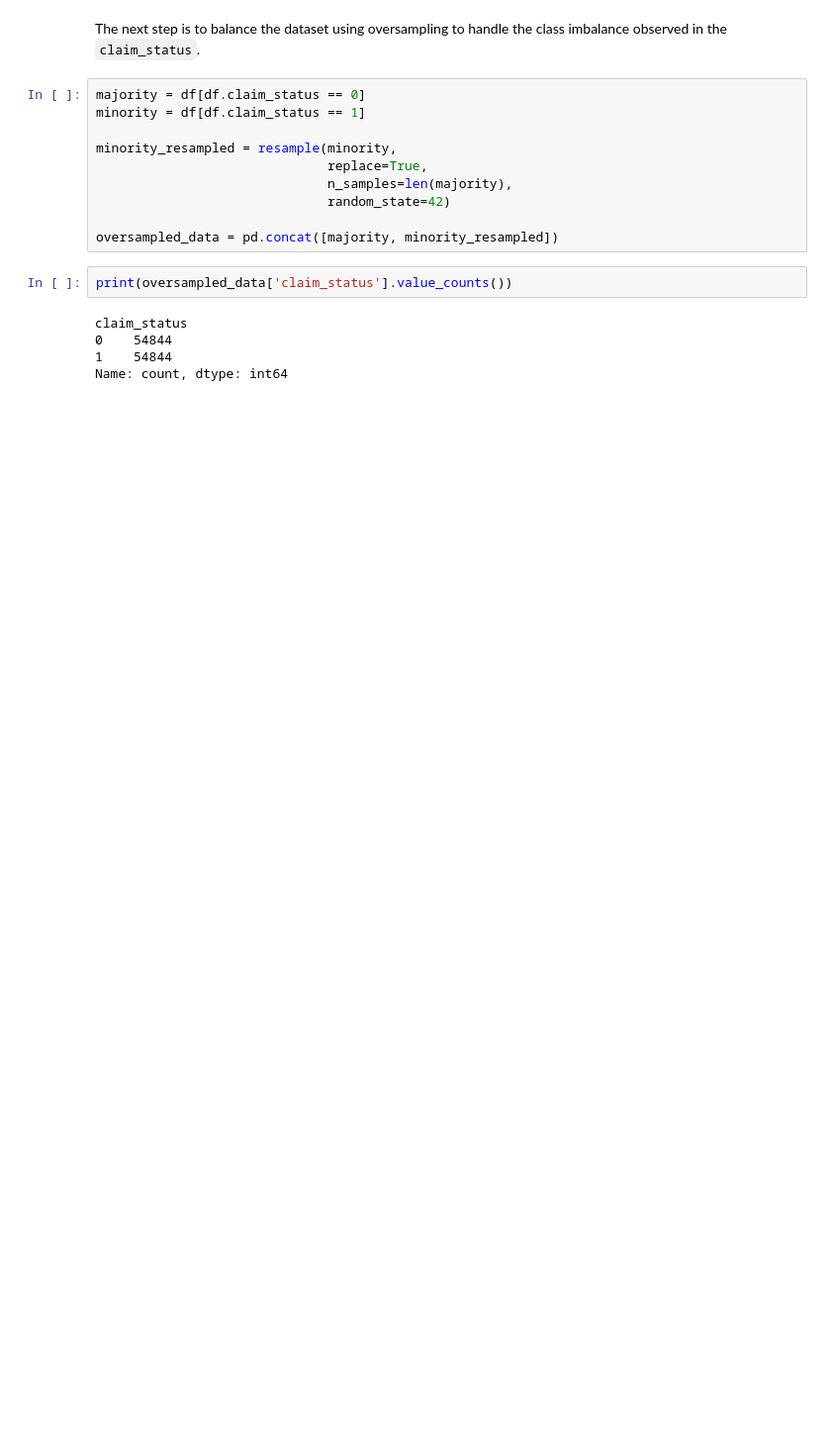
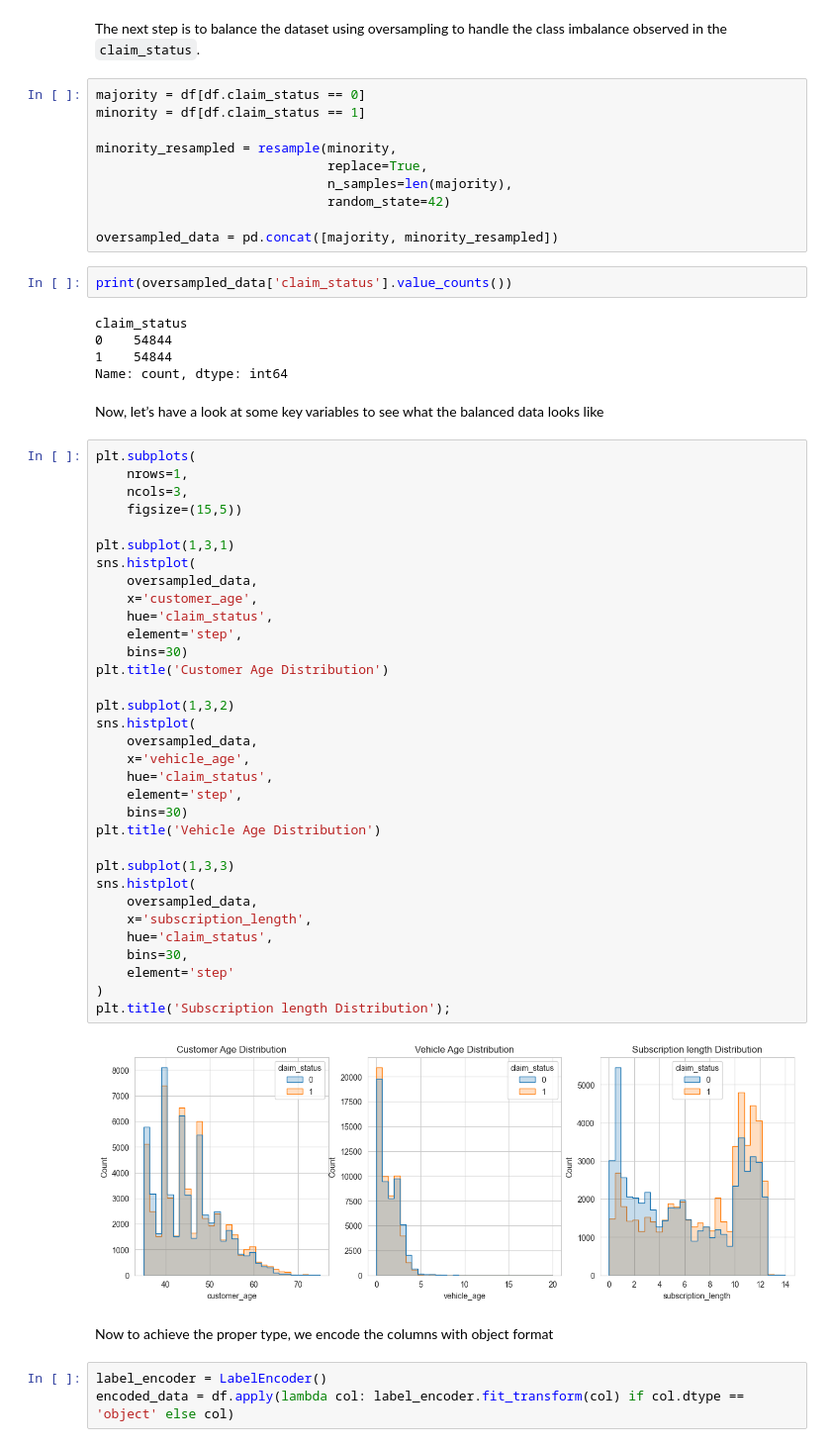
Before and after one commit to MohammadHosseinDalghi/Predicting-the-probability-of-insurance-losses, a Jupyter notebook: Main.ipynb, the cells around one changed output. Shown at 99% size. Drawn from its saved outputs; the diff is of its cells as text; blank space fills up the shorter version.

Commit message:
Add encoding non-digit columns

```diff
--- a/Main.ipynb
+++ b/Main.ipynb
@@ -184,3 +186,45 @@ claim_status
 0    54844
 1    54844
 Name: count, dtype: int64
+# %% [markdown]
+Now, let’s have a look at some key variables to see what the balanced data looks like
+# %%
+plt.subplots(
+    nrows=1,
+    ncols=3,
+    figsize=(15,5))
+
+plt.subplot(1,3,1)
+sns.histplot(
+    oversampled_data,
+    x='customer_age',
+    hue='claim_status',
+    element='step',
+    bins=30)
+plt.title('Customer Age Distribution')
+
+plt.subplot(1,3,2)
+sns.histplot(
+    oversampled_data,
+    x='vehicle_age',
+    hue='claim_status',
+    element='step',
+    bins=30)
+plt.title('Vehicle Age Distribution')
+
+plt.subplot(1,3,3)
+sns.histplot(
+    oversampled_data,
+    x='subscription_length',
+    hue='claim_status',
+    bins=30,
+    element='step'
+)
+plt.title('Subscription length Distribution');
+# %% [output]
+[figure, added]
+# %% [markdown]
+Now to achieve the proper type, we encode the columns with object format
+# %%
+label_encoder = LabelEncoder()
+encoded_data = df.apply(lambda col: label_encoder.fit_transform(col) if col.dtype == 'object' else col)
```
Also changed, not shown: parts of 1 cell of this notebook.
